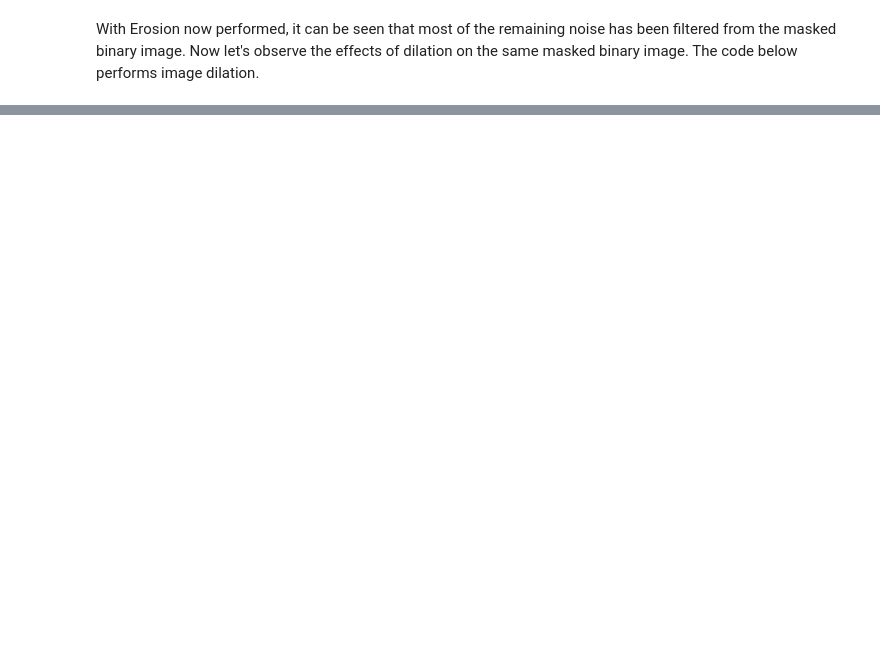
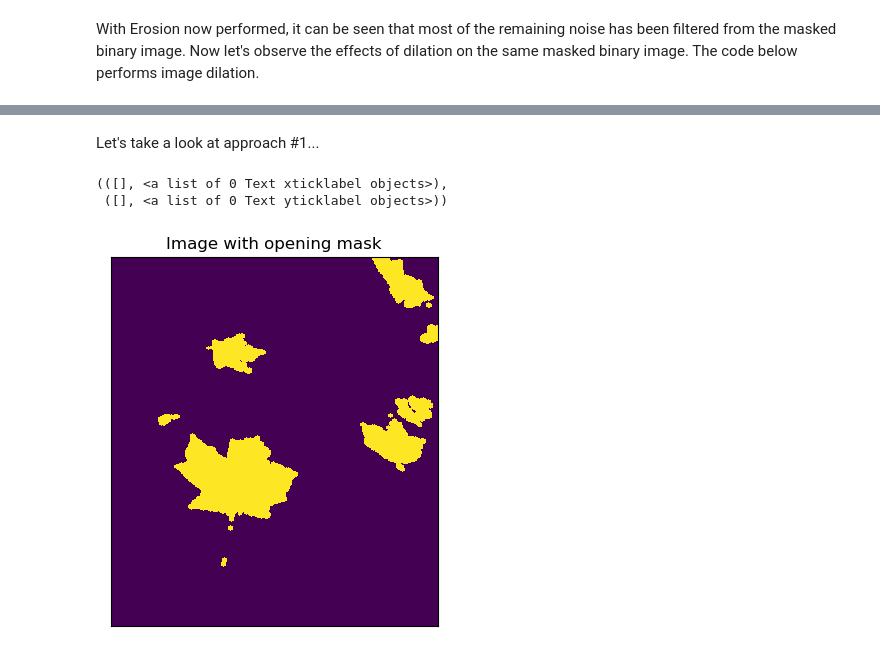
Before and after one commit to Neelxm10/cv-lab3, a Jupyter notebook: cv-lab3.ipynb, the cells around one changed output, grey strips where cells are left out. Saved outputs shown, nothing was run; the diff lists cells and outputs as text; code cells hidden in the pictures; blank space fills up the shorter version.

```diff
--- a/cv-lab3.ipynb
+++ b/cv-lab3.ipynb
@@ -100,0 +109,10 @@ plt.xticks([]), plt.yticks([])
+# %% [markdown]
+Let's take a look at approach #1...
+# %%
+opening_manual = cv2.dilate(eroded, disc)
+plt.imshow(opening_manual), plt.title("Image with opening mask")
+plt.xticks([]), plt.yticks([])
+# %% [output]
+(([], <a list of 0 Text xticklabel objects>),
+ ([], <a list of 0 Text yticklabel objects>))
+[figure, added]
```
Also changed, not shown: parts of 12 cells of this notebook.
